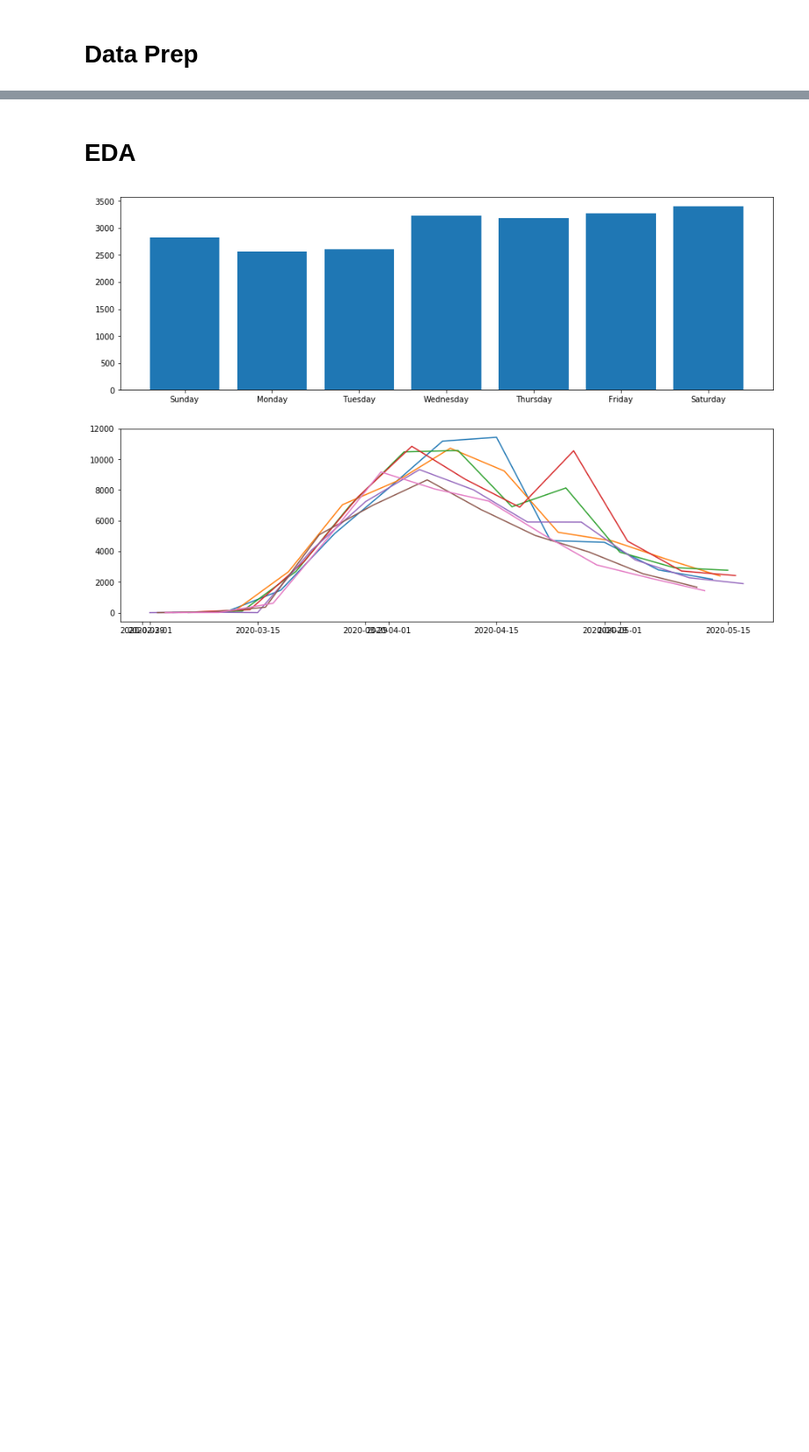
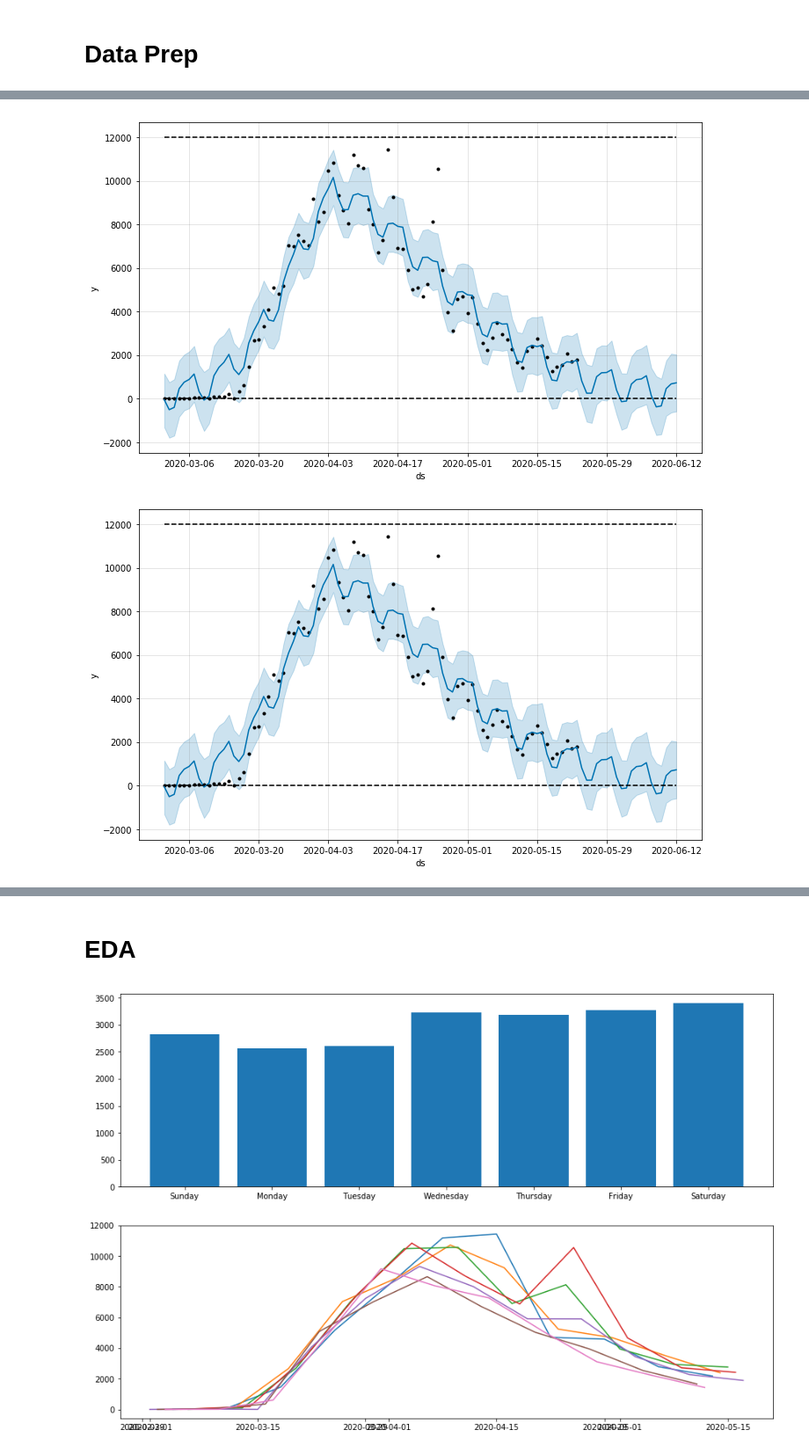
Before and after one commit to heyuping0331/forecasting_covid19_new_cases, a Jupyter notebook: covid19_forecast.ipynb, the cells around one changed output, grey strips where cells are left out. Shown at 88% size. Drawn from its saved outputs; the diff is of its cells as text; code cells hidden in the pictures; blank space fills up the shorter version.

```diff
--- a/covid19_forecast.ipynb
+++ b/covid19_forecast.ipynb
@@ -115,11 +99,14 @@ INFO:fbprophet:n_changepoints greater than number of observations.Using 22.
 # %%
 m, forecast = make_forecasts(
         model_prophet=fit_model,
         best_trend_func=params_best.loc[0,'growth'],
         best_changepoint_prior=params_best.loc[0,'changepoint_prior'],
         best_changepoint_range=params_best.loc[0,'changepoint_range'],
         best_weekly_fourier_order=params_best.loc[0,'weekly_fourier_order'],
         ts=ts_ny_train,
         horizon=20)
 
-# forecast.head()
+m.plot(forecast)
+# %% [output]
+[figure, added]
+[figure, added]
```
Also changed, not shown: parts of 9 cells of this notebook.
